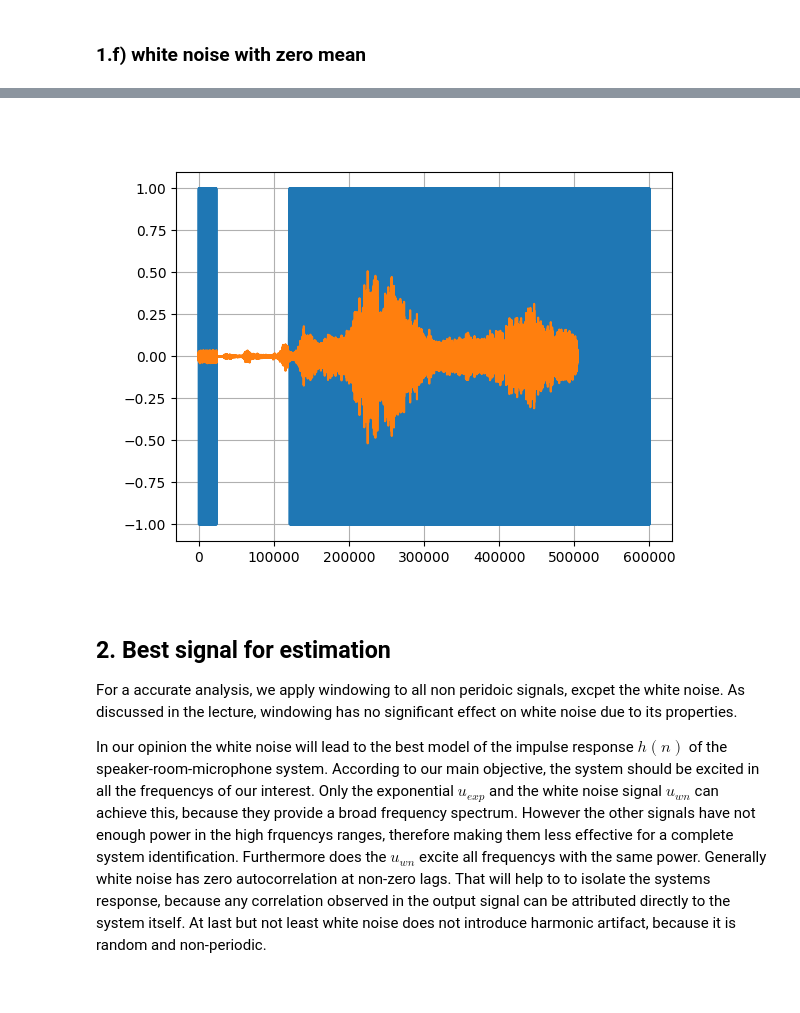
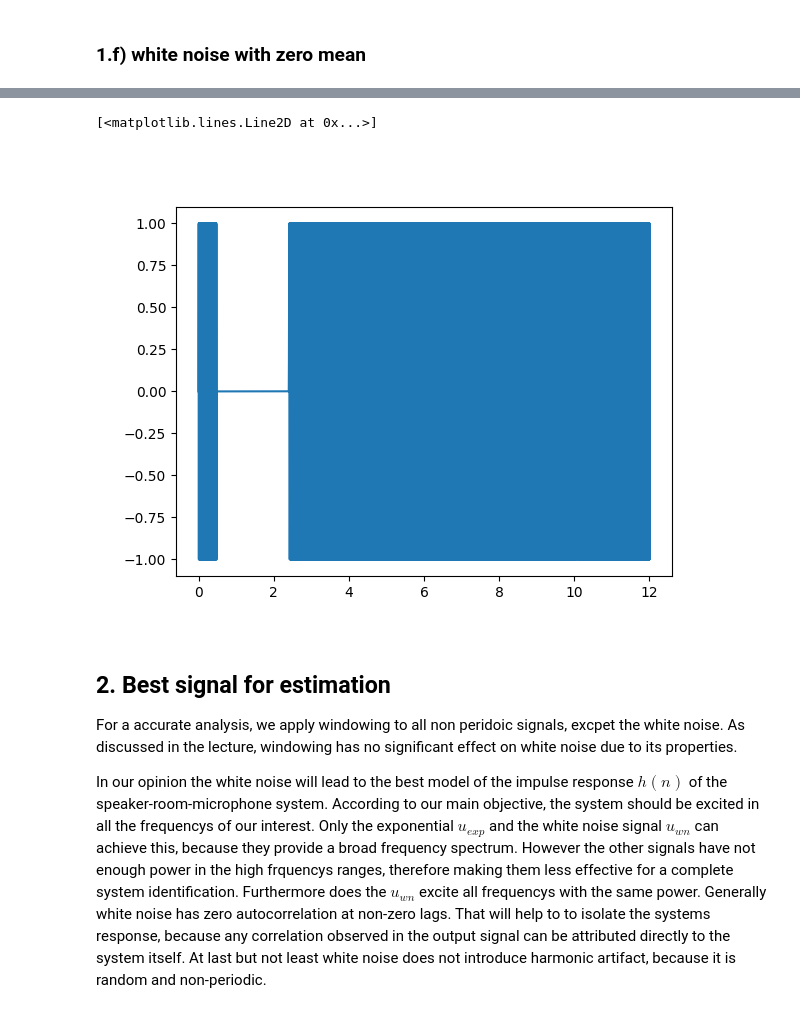
Before and after one commit to CocoMZ/TP2, a Jupyter notebook: main.ipynb, the cells around one changed output, grey strips where cells are left out. Drawn from its saved outputs; the diff is of its cells as text; code cells hidden in the pictures.

```diff
--- a/main.ipynb
+++ b/main.ipynb
@@ -79,7 +81,7 @@ u_dict["u_music"]  = u_music
 a = 1
 f = 100
 u_rec = a*np.sign(np.sin(2*np.pi*f*t))
-u_dict['u_rec'] = u_rec
+u_dict['rec'] = u_rec
 # %% [markdown]
 ### 1.d) linear sweep
 # %%
@@ -107,8 +110,14 @@ synchronize the two devices during recording by holding the microphone very clos
 # %%
-# #Here its possible to play all the sounds
-# Synchronization:
-u = u_l
-u_synch = np.concatenate([u_rec[:int(fs/2)], np.zeros(int(2*fs))])
-u_full = np.concatenate([u_synch, u]) # with synchronization signal begore hand
-sd.play(u_full, samplerate=fs)
-sd.wait()
+# adding the Synchronization:
+u_dict_synch = {}
+for u in u_dict:
+    u_sync = np.concatenate([u_rec[:n_sync], np.zeros(n_delay)])
+    u_dict_synch[u] = np.concatenate([u_sync, u_dict[u]])
+
+t_wsync = np.linspace(0, int(len(u_dict_synch["lin"])/fs), len(u_dict_synch["lin"]) , endpoint=False)
+
+plt.figure()
+plt.plot(t_wsync, u_dict_synch["lin"])
+# %% [output]
+[<matplotlib.lines.Line2D at 0x...>]
+[figure, added]
@@ -122,14 +136,13 @@ y_full = np.concatenate([y_rec, y_lin])
 # %%
-plt.figure()
-# plt.plot(t,x_full)
-dur_synch = duration+0.5+2
-t_synch = np.linspace(0,duration+0.5+2, int(fs*dur_synch), endpoint=False)
-plt.plot(u_full)
-plt.plot(y_full)
-plt.grid(True)
-# plt.xlim(0, duration)
+# TEST
+# plt.figure()
+# # plt.plot(t,x_full)
+# dur_synch = duration+0.5+2
+# t_synch = np.linspace(0,duration+0.5+2, int(fs*dur_synch), endpoint=False)
+# plt.plot(u_synch_test)
+# plt.plot(y_synch_test)
+# plt.grid(True)
+# # plt.xlim(0, duration)
-# %% [output]
-[figure, removed]
 # %% [markdown]
 ## 2. Best signal for estimation
 For a accurate analysis, we apply windowing to all non peridoic signals, excpet the white noise. As discussed in the lecture, windowing has no significant effect on white noise due to its properties.
```
Also changed, not shown: parts of 28 cells of this notebook, 11 other files.
